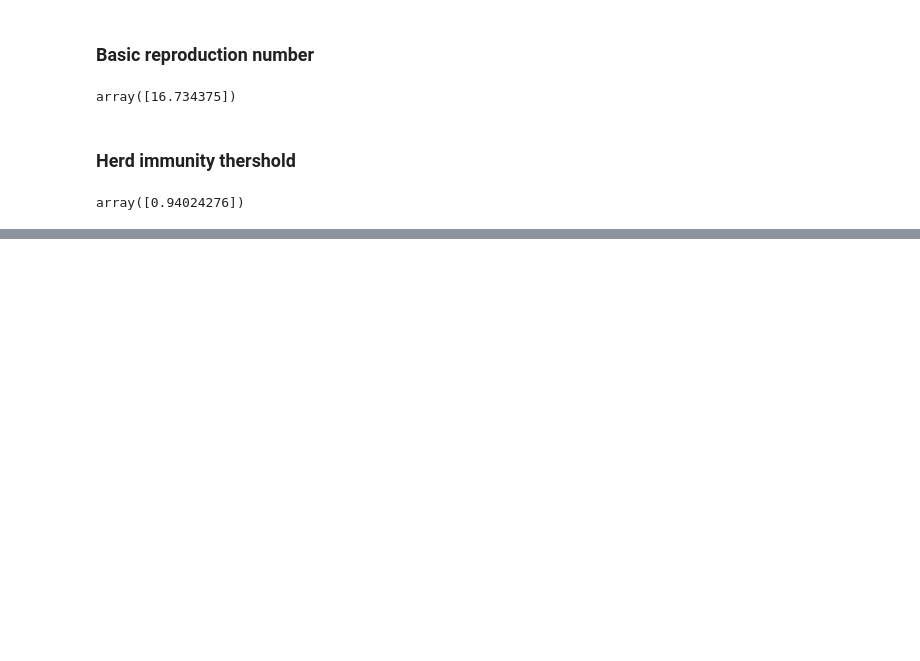
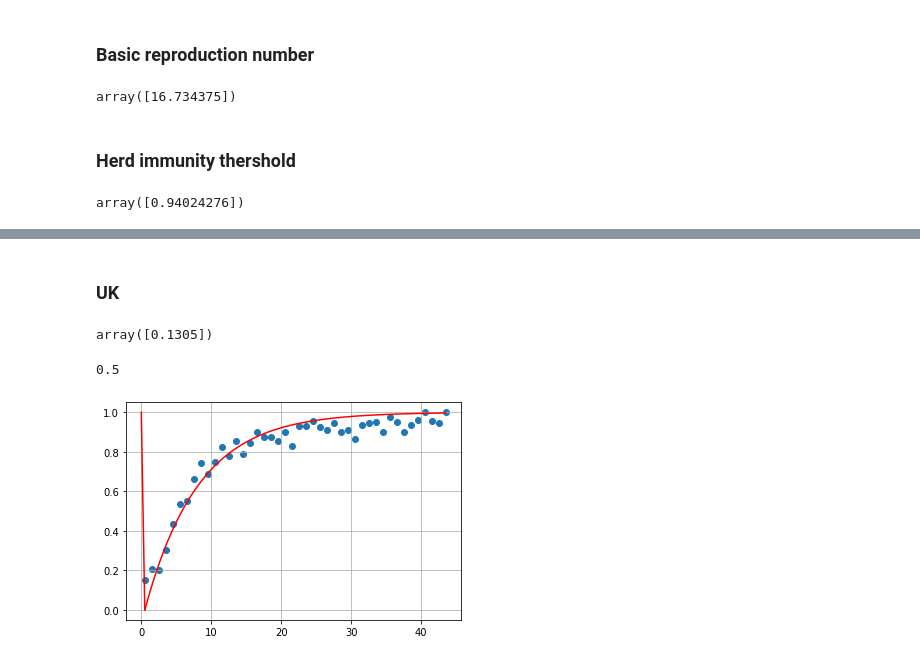
Before and after one commit to dmw1998/Mathematical-Epidemiology-Study-Material, a Jupyter notebook: Model_Fitting_LSM.ipynb, the cells around one changed output, grey strips where cells are left out. Drawn from its saved outputs; the diff is of its cells as text; code cells hidden in the pictures; blank space fills up the shorter version.

```diff
--- a/Model_Fitting_LSM.ipynb
+++ b/Model_Fitting_LSM.ipynb
@@ -141,0 +146,26 @@ array([0.94024276])
+# %% [markdown]
+### UK
+# %%
+maternal_uk = lambda theta : sum(((1-np.exp(-theta*(T_uk['Age']-0.5)))-T_uk['Seroprevalence'])**2)
+result_m = minimize(maternal_uk, theta_0, method='Nelder-Mead');
+best_theta_m = result_m.x
+best_theta_m
+# %% [output]
+array([0.1305])
+# %%
+time_stamp = np.linspace(T_uk['Age'][0],T_uk['Age'][len(T_uk['Age'])-1],400)
+y_uk2 = 1 - np.exp(-best_theta_m*(time_stamp-0.5))
+# %%
+maternal_x = np.linspace(0,0.5,181)
+maternal_y = np.linspace(1,y_uk2[0],181)
+# %%
+maternal_x[180]
+# %% [output]
+0.5
+# %%
+plt.scatter(T_uk['Age'],T_uk['Seroprevalence']);
+plt.plot(maternal_x,maternal_y,'r');
+plt.plot(time_stamp,y_uk2,'r')
+plt.grid()
+# %% [output]
+[figure, added]
```
Also changed, not shown: parts of 6 cells of this notebook.
